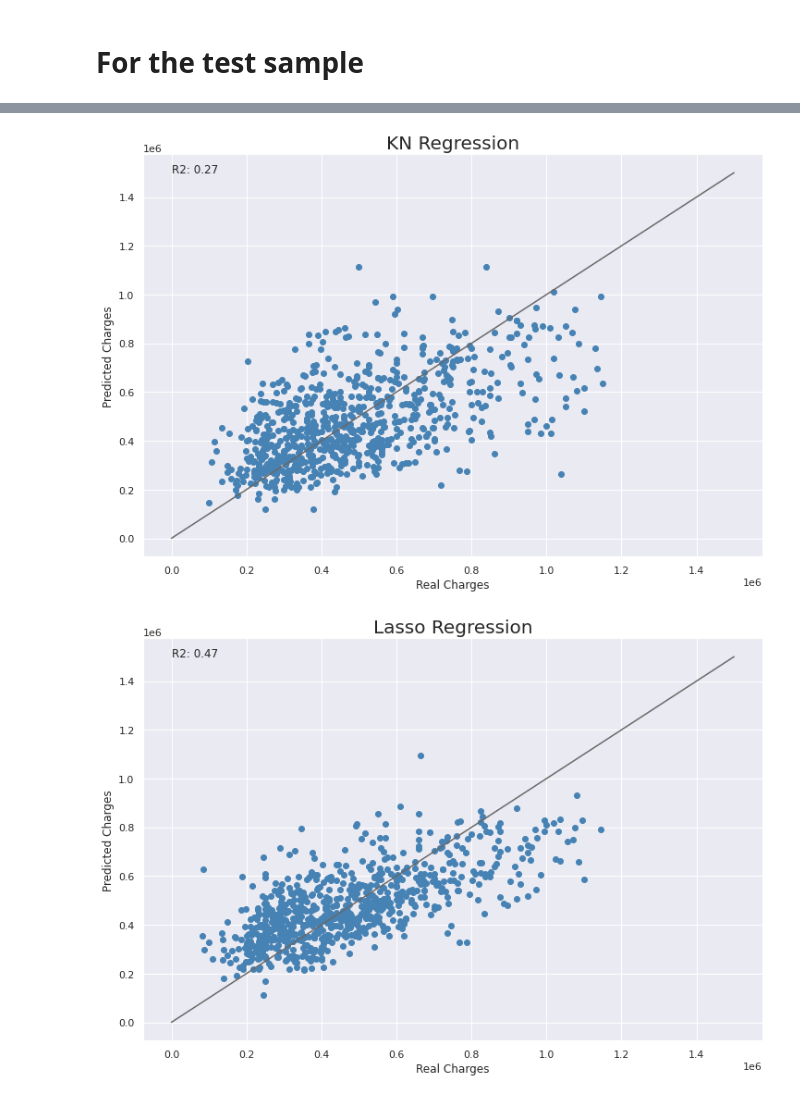
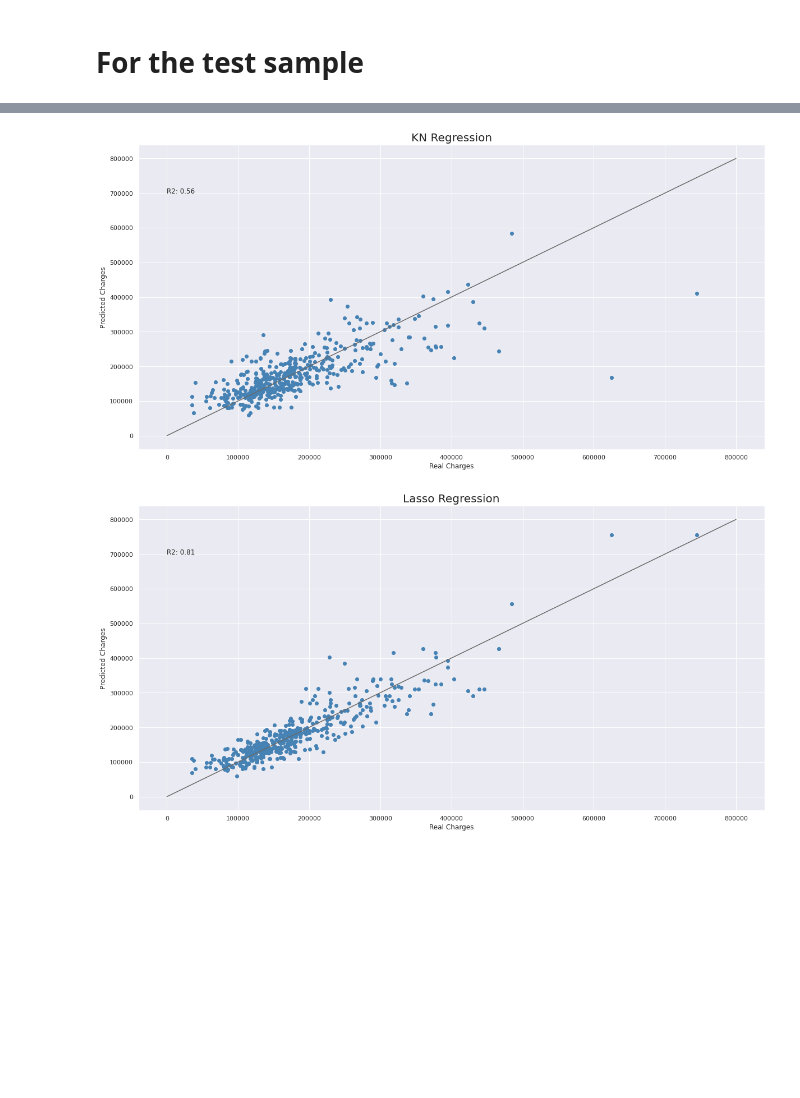
Before and after one commit to VascoBartolo/ML_project, a Jupyter notebook: ML_project.ipynb, the cells around one changed output, grey strips where cells are left out. Cells and saved outputs as stored; diff of their text form; code cells hidden in the pictures; blank space fills up the shorter version.

```diff
--- a/ML_project.ipynb
+++ b/ML_project.ipynb
@@ -214,8 +106,19 @@ data_clean.describe()
+# %%
+x = data.drop(['SalePrice'],axis=1)
+y = data['SalePrice']
 # %%
 from sklearn.model_selection import train_test_split
 
-#X_train, X_test, y_train, y_test = train_test_split(x, y, test_size=0.20, random_state=1)
-train, test = np.split(data_wpo.sample(frac=1), [int(0.8*len(data_wpo))])
+X_train, X_test, y_train, y_test = train_test_split(x, y, test_size=0.30, random_state=1)
+
+from sklearn.preprocessing import StandardScaler
+scaler = StandardScaler()
+#X_train.loc[:,["bedrooms", "bathrooms",	"sqft_living",	"sqft_lot",	"floors",	"sqft_above",	"sqft_basement",	"yr_built",	"house_age"]] = scaler.fit_transform(X_train[["bedrooms", "bathrooms",	"sqft_living",	"sqft_lot",	"floors",	"sqft_above",	"sqft_basement",	"yr_built",	"house_age"]])
+#X_test.loc[:,["bedrooms", "bathrooms",	"sqft_living",	"sqft_lot",	"floors",	"sqft_above",	"sqft_basement",	"yr_built",	"house_age"]] = scaler.fit_transform(X_test[["bedrooms", "bathrooms",	"sqft_living",	"sqft_lot",	"floors",	"sqft_above",	"sqft_basement",	"yr_built",	"house_age"]])
+ros = RandomOverSampler()
+X_train, y_train = ros.fit_resample(X_train, y_train)
+#X_test, y_test = ros.fit_resample(X_test, y_test)
+#X_train, test = np.split(data.sample(frac=1), [int(0.75*len(data))])
 #X1_train, X1_test, y1_train, y1_test = train_test_split(x1, y, test_size=0.20, random_state=1)
 # %%
 from sklearn.preprocessing import StandardScaler
@@ -236,5 +139,5 @@ def scale_dataset(dataframe, oversample=False):
 
   return data, X, y
 # %%
-train, X_train, y_train = scale_dataset(train, oversample=False)
-test, X_test, y_test = scale_dataset(test, oversample=False)
+#train, X_train, y_train = scale_dataset(train, oversample=True)
+#test, X_test, y_test = scale_dataset(test, oversample=False)
@@ -269,7 +146,7 @@ _, X_test_temp, y_test_temp = get_xy(test, "price", x_labels=["bedrooms",	"bathr
 # %%
 from sklearn.linear_model import LinearRegression
 from sklearn.neighbors import KNeighborsRegressor
-from sklearn.linear_model import Lasso
+from sklearn.tree import DecisionTreeRegressor
 from sklearn.ensemble import RandomForestRegressor
 import xgboost as xgb
 
@@ -277,13 +154,13 @@ import xgboost as xgb
 linear_reg = LinearRegression()
 linear_reg.fit(X_train, y_train)
 
-kn_reg = KNeighborsRegressor(n_neighbors=2)
+kn_reg = KNeighborsRegressor(n_neighbors=3)
 kn_reg.fit(X_train, y_train)
 
-lasso_reg = Lasso(normalize=True)
-lasso_reg.fit(X_train, y_train)
+regr_dt = DecisionTreeRegressor(random_state=1)
+regr_dt.fit(X_train, y_train)
 
-rf_reg = RandomForestRegressor(random_state=0)
+rf_reg = RandomForestRegressor(random_state=1)
 rf_reg.fit(X_train, y_train)
 
 xgb_reg = xgb.XGBRegressor(random_state=1)
@@ -450,22 +315,22 @@ plt.show()
 # %%
 plt.scatter(y_test, y_pred_test_kn, c='steelblue')
-plt.plot([0,1500000], [0,1500000], c='dimgrey')
+plt.plot([0,800000], [0,800000], c='dimgrey')
 plt.xlabel('Real Charges')
 plt.ylabel('Predicted Charges')
-plt.annotate('R2: ' + str(round(r2_kn,2)), [0,1500000], [0,1500000])
+plt.annotate('R2: ' + str(round(r2_kn,2)), [0,600000], [0,700000])
 plt.title('KN Regression', fontsize=20)
 plt.show()
 # %% [output]
-[figure, old version]
+[figure, new version]
 # %%
-plt.scatter(y_test, y_pred_test_lass, c='steelblue')
-plt.plot([0,1500000], [0,1500000], c='dimgrey')
+plt.scatter(y_test, y_pred_test_dt, c='steelblue')
+plt.plot([0,800000], [0,800000], c='dimgrey')
 plt.xlabel('Real Charges')
 plt.ylabel('Predicted Charges')
-plt.annotate('R2: ' + str(round(r2_dt,2)), [0,1500000], [0,1500000])
+plt.annotate('R2: ' + str(round(r2_dt,2)), [0,600000], [0,700000])
 plt.title('Lasso Regression', fontsize=20)
 plt.show()
 # %% [output]
-[figure, old version]
+[figure, new version]
 # %%
 plt.scatter(y_test, y_pred_test_rf, c='steelblue')
```
Also changed, not shown: parts of 25 cells of this notebook.
